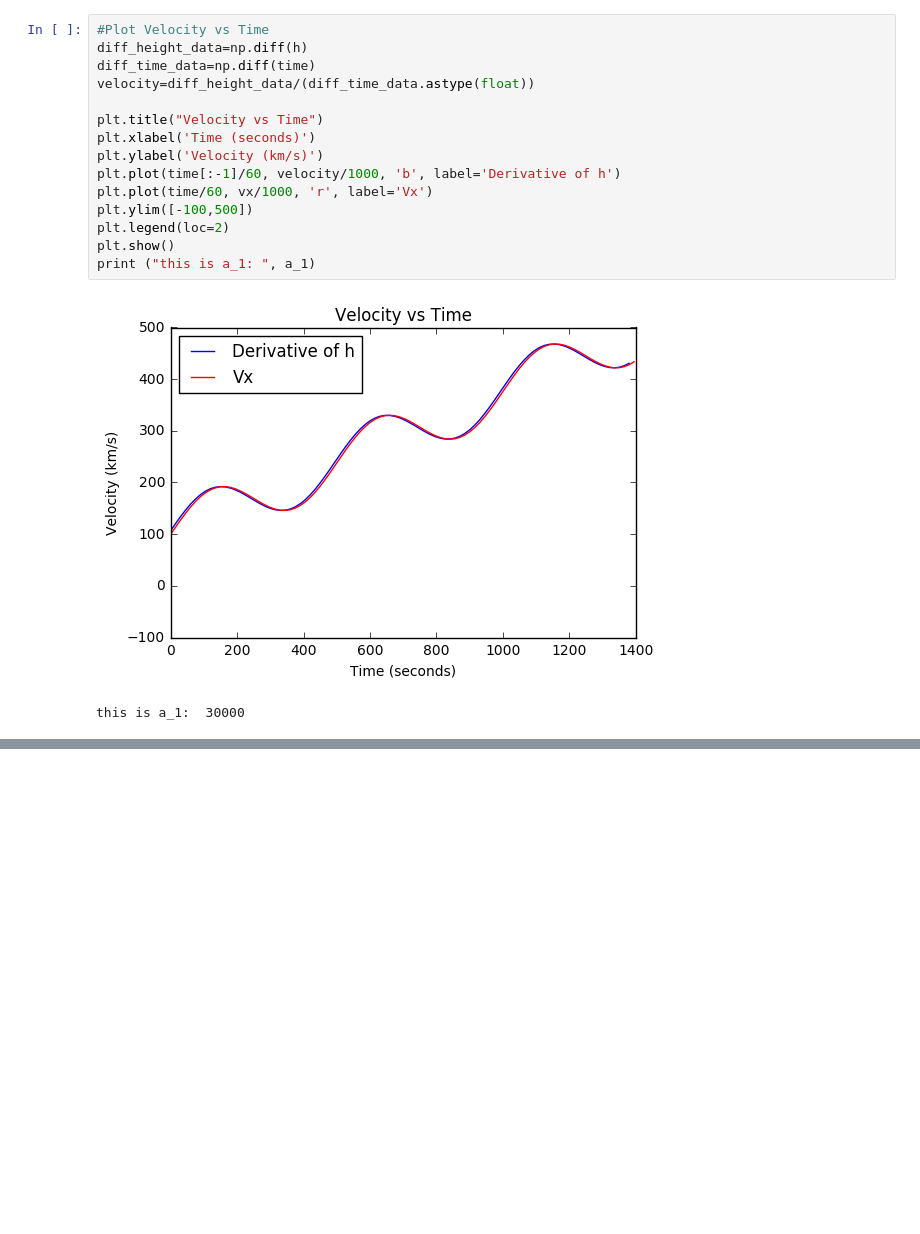
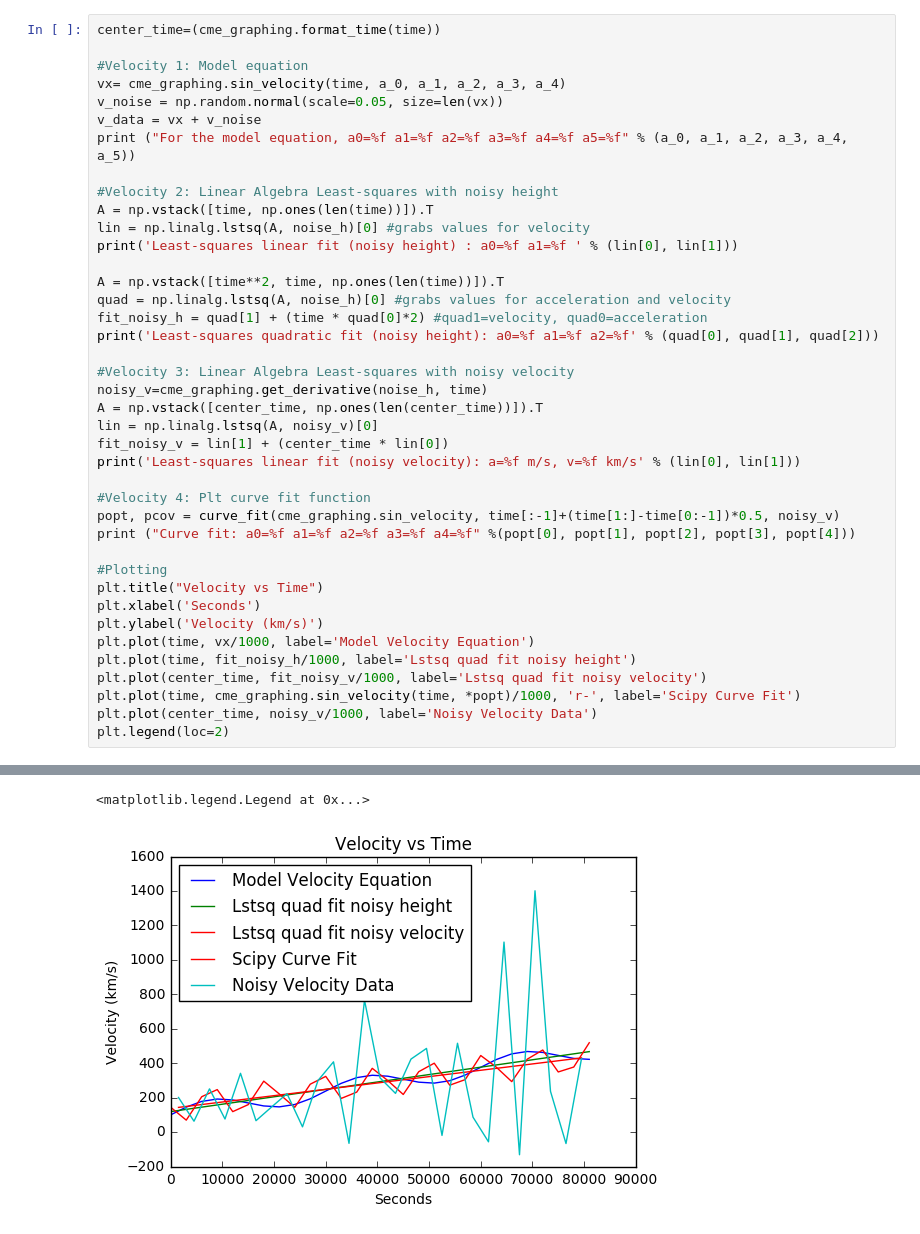
Before and after one commit to speerbetsy/analyzing_cme_speed, a Jupyter notebook: notebooks/fake_data_sinusoidal_function.ipynb, the cells around one changed output, grey strips where cells are left out. Drawn from its saved outputs; the diff is of its cells as text; blank space fills up the shorter version.

```diff
--- a/notebooks/fake_data_sinusoidal_function.ipynb
+++ b/notebooks/fake_data_sinusoidal_function.ipynb
@@ -39,18 +55,41 @@ plt.plot(time/60, h/6.95700e8)
-# %%
-#Plot Velocity vs Time
-diff_height_data=np.diff(h)
-diff_time_data=np.diff(time)
-velocity=diff_height_data/(diff_time_data.astype(float))
-
-plt.title("Velocity vs Time")
-plt.xlabel('Time (seconds)')
-plt.ylabel('Velocity (km/s)')
-plt.plot(time[:-1]/60, velocity/1000, 'b', label='Derivative of h')
-plt.plot(time/60, vx/1000, 'r', label='Vx')
-plt.ylim([-100,500])
-plt.legend(loc=2)
-plt.show()
-print ("this is a_1: ", a_1)
-# %% [output]
-[figure, removed]
-this is a_1:  30000
+# %%
+center_time=(cme_graphing.format_time(time))
+
+#Velocity 1: Model equation
+vx= cme_graphing.sin_velocity(time, a_0, a_1, a_2, a_3, a_4)
+v_noise = np.random.normal(scale=0.05, size=len(vx))
+v_data = vx + v_noise
+print ("For the model equation, a0=%f a1=%f a2=%f a3=%f a4=%f a5=%f" % (a_0, a_1, a_2, a_3, a_4, a_5))
+
+#Velocity 2: Linear Algebra Least-squares with noisy height
+A = np.vstack([time, np.ones(len(time))]).T
+lin = np.linalg.lstsq(A, noise_h)[0] #grabs values for velocity
+print('Least-squares linear fit (noisy height) : a0=%f a1=%f ' % (lin[0], lin[1]))
+
+A = np.vstack([time**2, time, np.ones(len(time))]).T
+quad = np.linalg.lstsq(A, noise_h)[0] #grabs values for acceleration and velocity
+fit_noisy_h = quad[1] + (time * quad[0]*2) #quad1=velocity, quad0=acceleration
+print('Least-squares quadratic fit (noisy height): a0=%f a1=%f a2=%f' % (quad[0], quad[1], quad[2]))
+
+#Velocity 3: Linear Algebra Least-squares with noisy velocity
+noisy_v=cme_graphing.get_derivative(noise_h, time)
+A = np.vstack([center_time, np.ones(len(center_time))]).T
+lin = np.linalg.lstsq(A, noisy_v)[0]
+fit_noisy_v = lin[1] + (center_time * lin[0])
+print('Least-squares linear fit (noisy velocity): a=%f m/s, v=%f km/s' % (lin[0], lin[1]))
+
+#Velocity 4: Plt curve fit function
+popt, pcov = curve_fit(cme_graphing.sin_velocity, time[:-1]+(time[1:]-time[0:-1])*0.5, noisy_v)
+print ("Curve fit: a0=%f a1=%f a2=%f a3=%f a4=%f" %(popt[0], popt[1], popt[2], popt[3], popt[4]))
+
+#Plotting
+plt.title("Velocity vs Time")
+plt.xlabel('Seconds')
+plt.ylabel('Velocity (km/s)')
+plt.plot(time, vx/1000, label='Model Velocity Equation')
+plt.plot(time, fit_noisy_h/1000, label='Lstsq quad fit noisy height')
+plt.plot(center_time, fit_noisy_v/1000, label='Lstsq quad fit noisy velocity')
+plt.plot(time, cme_graphing.sin_velocity(time, *popt)/1000, 'r-', label='Scipy Curve Fit')
+plt.plot(center_time, noisy_v/1000, label='Noisy Velocity Data')
+plt.legend(loc=2)
+# %% [output]
@@ -56,0 +101,2 @@ this is a_1:  30000
+<matplotlib.legend.Legend at 0x...>
+[figure, added]
```
Also changed, not shown: parts of 5 cells of this notebook, 3 other files.
